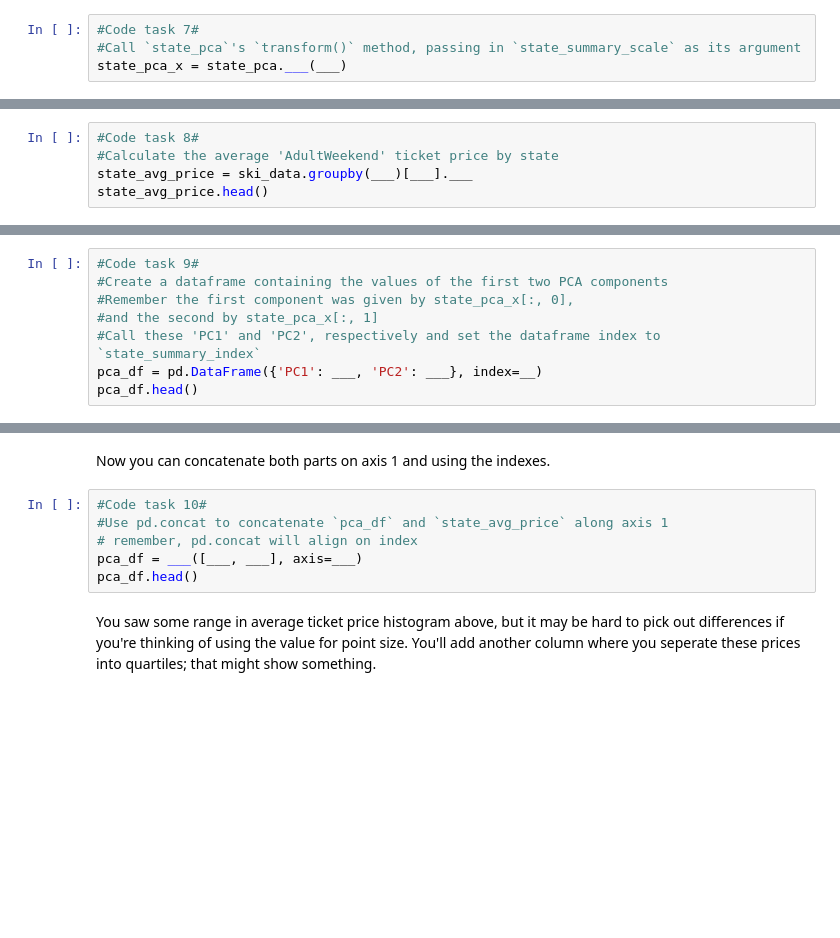
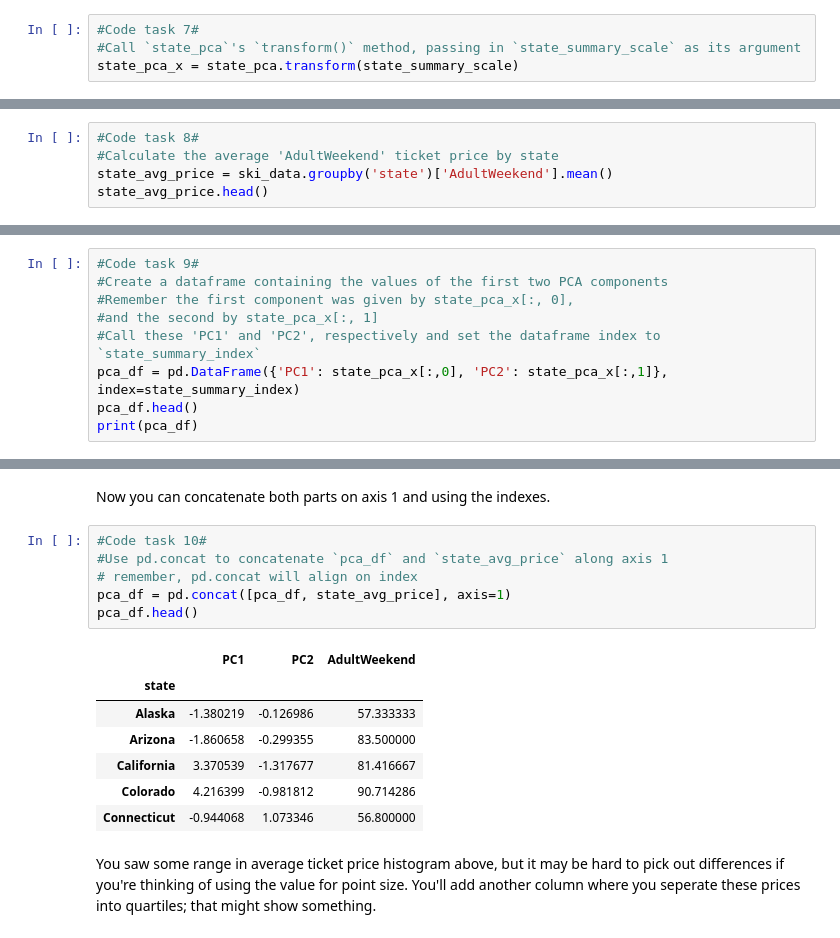
Before and after one commit to lauramg246/DataScienceGuidedCapstone, a Jupyter notebook: Notebooks/03_exploratory_data_analysis.ipynb, the cells around one changed output, grey strips where cells are left out. Drawn from its saved outputs; the diff is of its cells as text; blank space fills up the shorter version.

```diff
--- a/Notebooks/03_exploratory_data_analysis.ipynb
+++ b/Notebooks/03_exploratory_data_analysis.ipynb
@@ -385,6 +425,6 @@ Apply the transformation to the data to obtain the derived features.
 # %%
 #Code task 7#
 #Call `state_pca`'s `transform()` method, passing in `state_summary_scale` as its argument
-state_pca_x = state_pca.___(___)
+state_pca_x = state_pca.transform(state_summary_scale)
 # %%
 state_pca_x.shape
@@ -413,5 +457,5 @@ Here, all point markers for the states are the same size and colour. You've visu
 # %%
 #Code task 8#
 #Calculate the average 'AdultWeekend' ticket price by state
-state_avg_price = ski_data.groupby(___)[___].___
+state_avg_price = ski_data.groupby('state')['AdultWeekend'].mean()
 state_avg_price.head()
@@ -430,5 +484,6 @@ At this point you have several objects floating around. You have just calculated
 #Remember the first component was given by state_pca_x[:, 0],
 #and the second by state_pca_x[:, 1]
 #Call these 'PC1' and 'PC2', respectively and set the dataframe index to `state_summary_index`
-pca_df = pd.DataFrame({'PC1': ___, 'PC2': ___}, index=__)
+pca_df = pd.DataFrame({'PC1': state_pca_x[:,0], 'PC2': state_pca_x[:,1]}, index=state_summary_index)
 pca_df.head()
+print(pca_df)
@@ -445,9 +524,17 @@ Now you can concatenate both parts on axis 1 and using the indexes.
 # %%
 #Code task 10#
 #Use pd.concat to concatenate `pca_df` and `state_avg_price` along axis 1
 # remember, pd.concat will align on index
-pca_df = ___([___, ___], axis=___)
+pca_df = pd.concat([pca_df, state_avg_price], axis=1)
 pca_df.head()
+# %% [output]
+|  | PC1 | PC2 | AdultWeekend |
+| state |  |  |  |
+| Alaska | -1.380219 | -0.126986 | 57.333333 |
+| Arizona | -1.860658 | -0.299355 | 83.500000 |
+| California | 3.370539 | -1.317677 | 81.416667 |
+| Colorado | 4.216399 | -0.981812 | 90.714286 |
+| Connecticut | -0.944068 | 1.073346 | 56.800000 |
 # %% [markdown]
 You saw some range in average ticket price histogram above, but it may be hard to pick out differences if you're thinking of using the value for point size. You'll add another column where you seperate these prices into quartiles; that might show something.
 # %%
```
Also changed, not shown: parts of 20 cells of this notebook.
